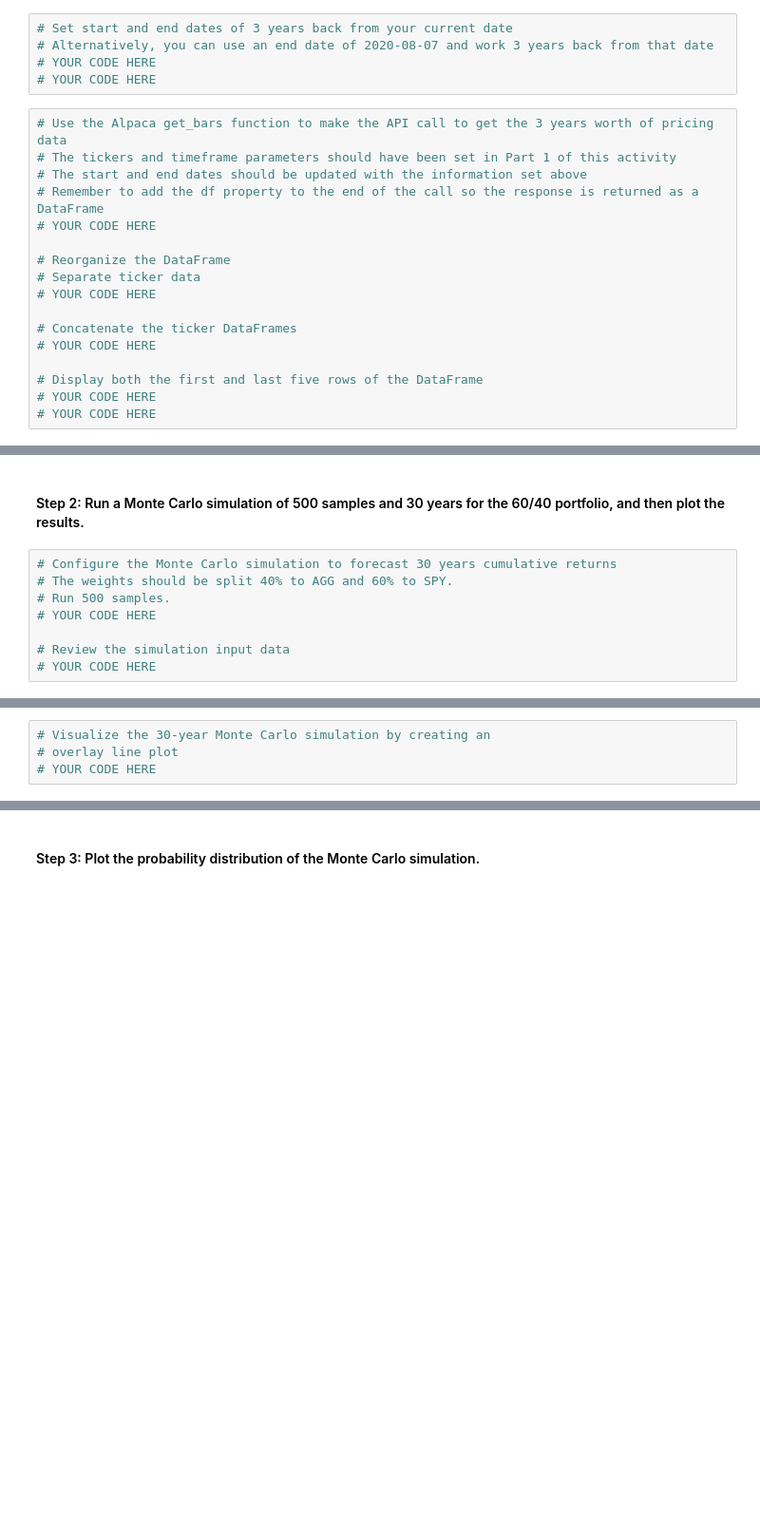
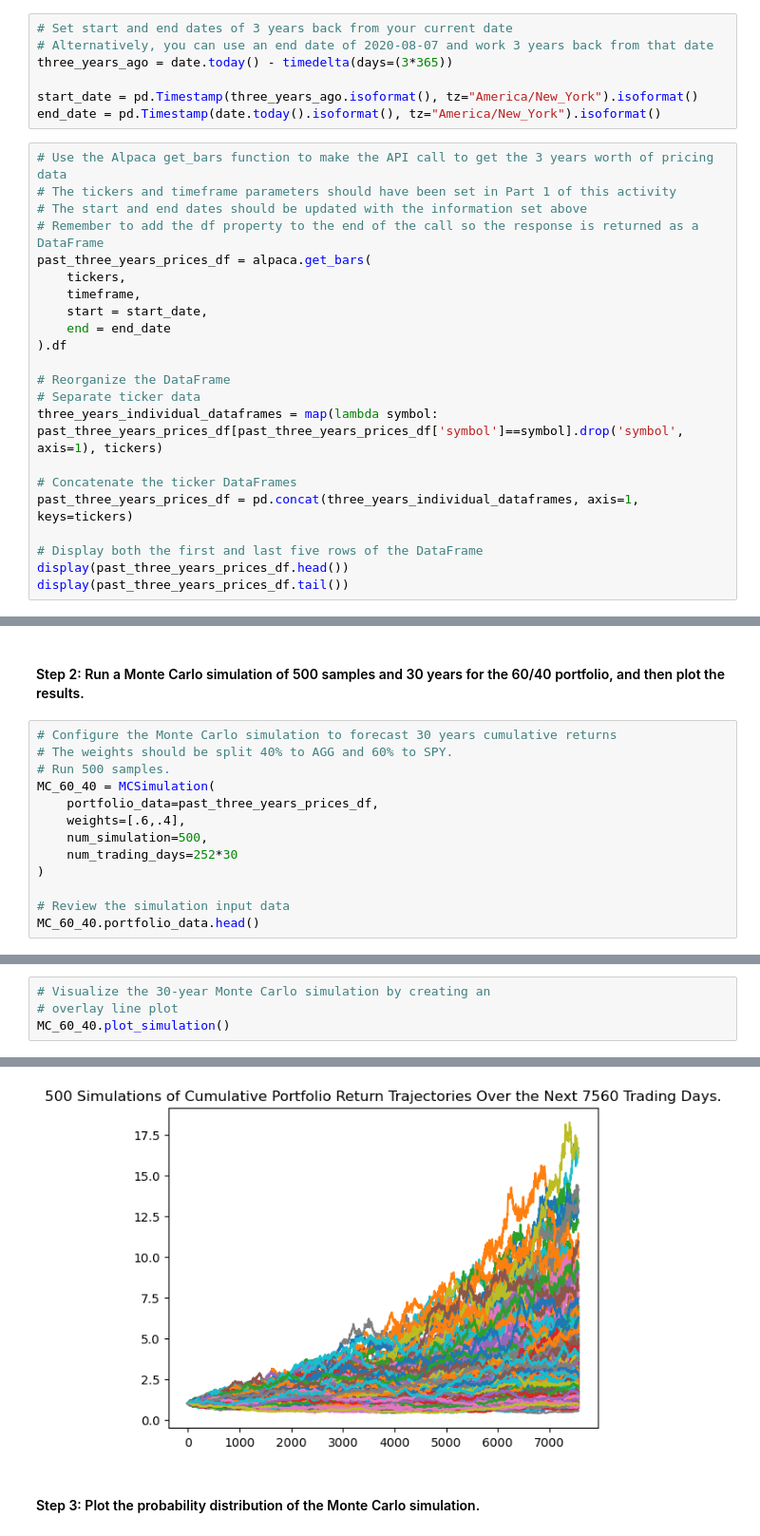
Before and after one commit to rowrowrowrow/GWU_M5, a Jupyter notebook: financial_planning_tools.ipynb, the cells around one changed output, grey strips where cells are left out. Shown at 95% size. Cells and saved outputs as stored; diff of their text form; blank space fills up the shorter version.

```diff
--- a/financial_planning_tools.ipynb
+++ b/financial_planning_tools.ipynb
@@ -456,22 +454,29 @@ In this section, you’ll use the MCForecastTools library to create a Monte Carl
 # %%
 # Set start and end dates of 3 years back from your current date
 # Alternatively, you can use an end date of 2020-08-07 and work 3 years back from that date
-# YOUR CODE HERE
-# YOUR CODE HERE
+three_years_ago = date.today() - timedelta(days=(3*365))
+
+start_date = pd.Timestamp(three_years_ago.isoformat(), tz="America/New_York").isoformat()
+end_date = pd.Timestamp(date.today().isoformat(), tz="America/New_York").isoformat()
 # %%
 # Use the Alpaca get_bars function to make the API call to get the 3 years worth of pricing data
 # The tickers and timeframe parameters should have been set in Part 1 of this activity
 # The start and end dates should be updated with the information set above
 # Remember to add the df property to the end of the call so the response is returned as a DataFrame
-# YOUR CODE HERE
+past_three_years_prices_df = alpaca.get_bars(
+    tickers,
+    timeframe,
+    start = start_date,
+    end = end_date
+).df
 
 # Reorganize the DataFrame
 # Separate ticker data
-# YOUR CODE HERE
+three_years_individual_dataframes = map(lambda symbol: past_three_years_prices_df[past_three_years_prices_df['symbol']==symbol].drop('symbol', axis=1), tickers)
 
 # Concatenate the ticker DataFrames
-# YOUR CODE HERE
+past_three_years_prices_df = pd.concat(three_years_individual_dataframes, axis=1, keys=tickers)
 
 # Display both the first and last five rows of the DataFrame
-# YOUR CODE HERE
-# YOUR CODE HERE
+display(past_three_years_prices_df.head())
+display(past_three_years_prices_df.tail())
@@ -481,7 +503,12 @@ In this section, you’ll use the MCForecastTools library to create a Monte Carl
 # Configure the Monte Carlo simulation to forecast 30 years cumulative returns
 # The weights should be split 40% to AGG and 60% to SPY.
 # Run 500 samples.
-# YOUR CODE HERE
+MC_60_40 = MCSimulation(
+    portfolio_data=past_three_years_prices_df,
+    weights=[.6,.4],
+    num_simulation=500,
+    num_trading_days=252*30
+)
 
 # Review the simulation input data
-# YOUR CODE HERE
+MC_60_40.portfolio_data.head()
@@ -491,4 +551,5 @@ In this section, you’ll use the MCForecastTools library to create a Monte Carl
 # %%
 # Visualize the 30-year Monte Carlo simulation by creating an
 # overlay line plot
-# YOUR CODE HERE
+MC_60_40.plot_simulation()
+# %% [output]
@@ -495,3 +557,4 @@ In this section, you’ll use the MCForecastTools library to create a Monte Carl
+[figure, added]
 # %% [markdown]
 #### Step 3: Plot the probability distribution of the Monte Carlo simulation.
 # %%
```
Also changed, not shown: parts of 28 cells of this notebook.
